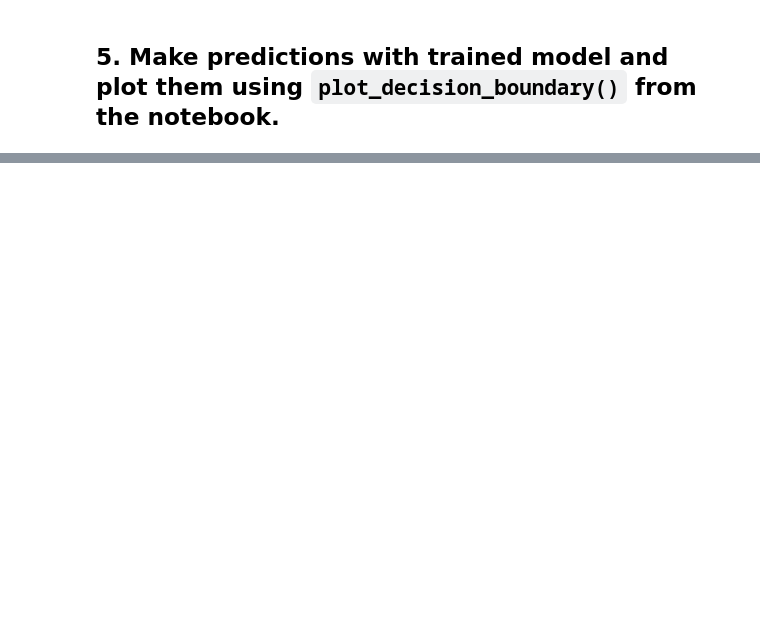
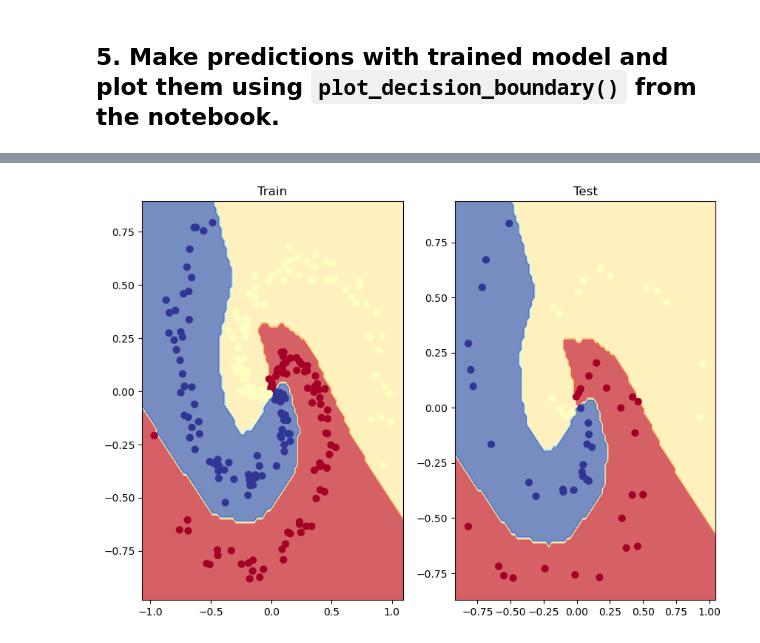
Before and after one commit to pawelkiszczak/pytorch-learning-course, a Jupyter notebook: 02_exercises.ipynb, the cells around one changed output, grey strips where cells are left out. Drawn from its saved outputs; the diff is of its cells as text; code cells hidden in the pictures; blank space fills up the shorter version.

```diff
--- a/02_exercises.ipynb
+++ b/02_exercises.ipynb
@@ -187,0 +242,25 @@ plot_decision_boundary(model, X_test, y_test)
+# %%
+# Create a model
+class SpiralPredictor(torch.nn.Module):
+	def __init__(
+			self,
+			input_size: int = 2,
+			output_size: int = 3,
+			hidden_layers: int = 16):
+		super().__init__()
+
+		# Architecture
+		self.linear_relu_stack = torch.nn.Sequential(
+			torch.nn.Linear(in_features=input_size, out_features=hidden_layers),
+			torch.nn.ReLU(),
+			torch.nn.Dropout(p=0.1),
+			torch.nn.Linear(in_features=hidden_layers, out_features=hidden_layers),
+			torch.nn.ReLU(),
+			torch.nn.Linear(in_features=hidden_layers, out_features=output_size)
+		)
+
+	def forward(self, x):
+		return self.linear_relu_stack(x)
+
+model = SpiralPredictor().to(device)
+model
@@ -187,0 +278,9 @@ plot_decision_boundary(model, X_test, y_test)
+# %%
+# Loss / acc / optimizer
+loss_fn = torch.nn.CrossEntropyLoss()
+
+torchmetric_acc = Accuracy(task='multiclass',
+					   num_classes=K).to(device)
+
+optimizer = torch.optim.Adam(params=model.parameters(),
+							 lr=0.01)
@@ -187,0 +344,13 @@ plot_decision_boundary(model, X_test, y_test)
+# %%
+# Plot decision boundaries
+plt.figure(figsize=(10, 7))
+
+plt.subplot(1, 2, 1)
+plt.title('Train')
+plot_decision_boundary(model, X_train, y_train)
+
+plt.subplot(1, 2, 2)
+plt.title('Test')
+plot_decision_boundary(model, X_test, y_test)
+# %% [output]
+[figure, added]
```
Also changed, not shown: parts of 10 cells of this notebook.
